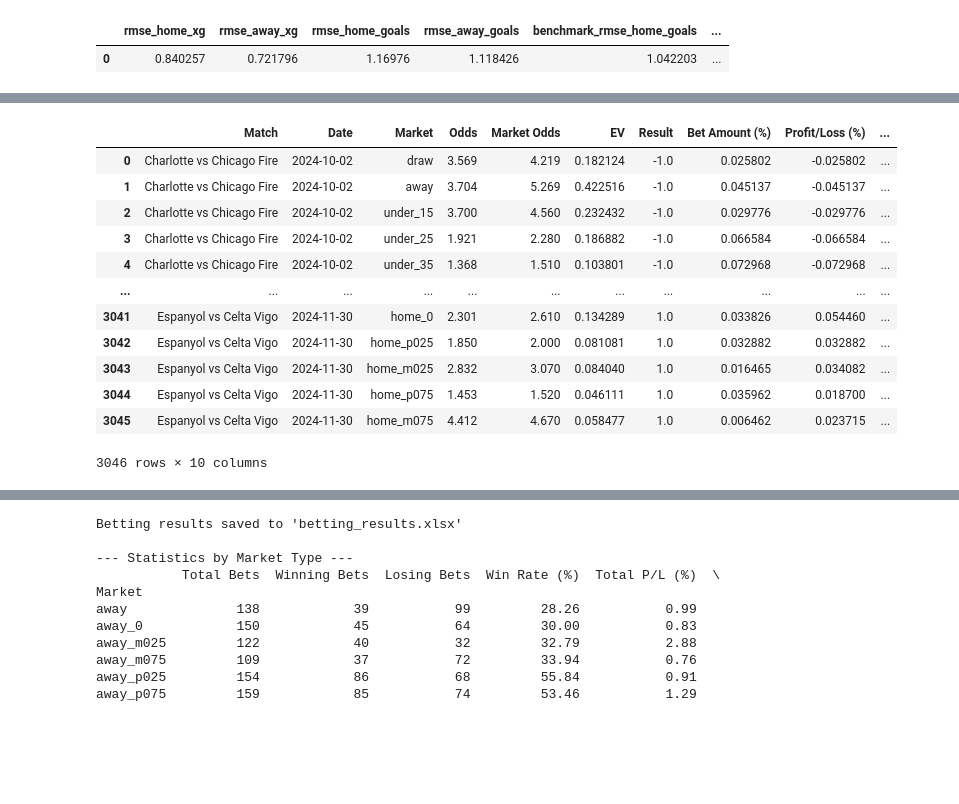
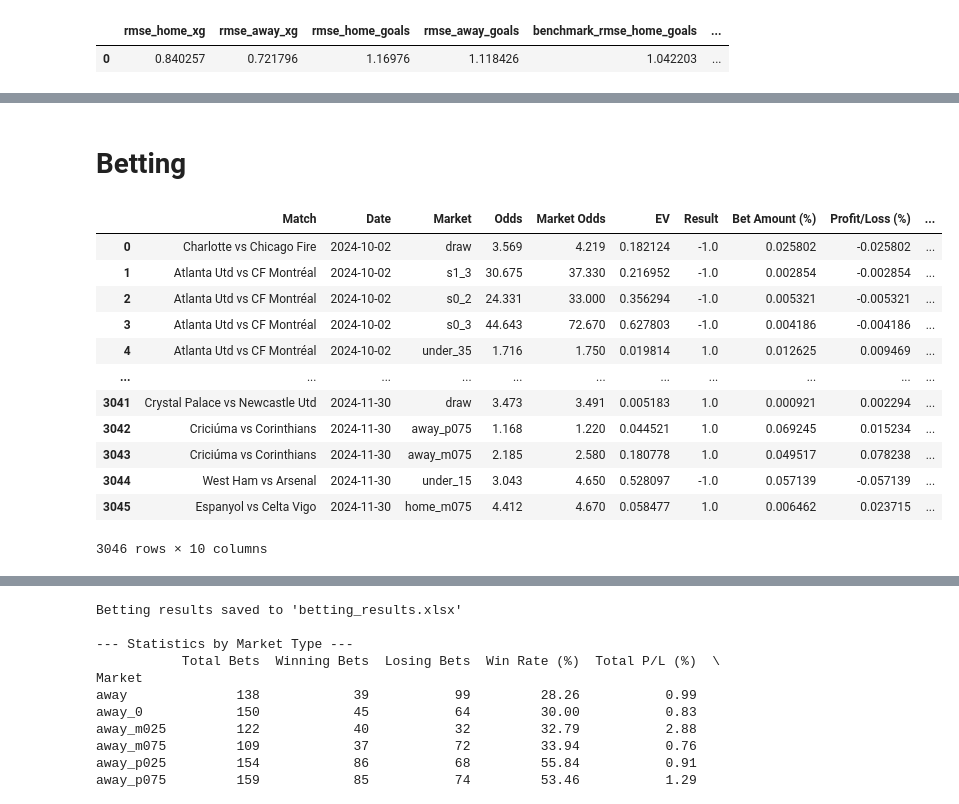
Before and after one commit to venomio5/soccer-prediction-analysis, a Jupyter notebook: results_analysis.ipynb, the cells around one changed output, grey strips where cells are left out. Saved outputs shown, nothing was run; the diff lists cells and outputs as text; code cells hidden in the pictures; blank space fills up the shorter version.

```diff
--- a/results_analysis.ipynb
+++ b/results_analysis.ipynb
@@ -21,17 +75,21 @@ rmse_df
+# %% [markdown]
+# Betting
 # %%
 betting_df = pd.read_excel("betting_results.xlsx")
+betting_df['Date'] = pd.to_datetime(betting_df['Date'])
+betting_df = betting_df.sort_values('Date').reset_index(drop=True)
 betting_df
 # %% [output]
 |  | Match | Date | Market | Odds | Market Odds | EV | Result | Bet Amount (%) | Profit/Loss (%) | ... |
 | 0 | Charlotte vs Chicago Fire | 2024-10-02 | draw | 3.569 | 4.219 | 0.182124 | -1.0 | 0.025802 | -0.025802 | ... |
-| 1 | Charlotte vs Chicago Fire | 2024-10-02 | away | 3.704 | 5.269 | 0.422516 | -1.0 | 0.045137 | -0.045137 | ... |
-| 2 | Charlotte vs Chicago Fire | 2024-10-02 | under_15 | 3.700 | 4.560 | 0.232432 | -1.0 | 0.029776 | -0.029776 | ... |
-| 3 | Charlotte vs Chicago Fire | 2024-10-02 | under_25 | 1.921 | 2.280 | 0.186882 | -1.0 | 0.066584 | -0.066584 | ... |
-| 4 | Charlotte vs Chicago Fire | 2024-10-02 | under_35 | 1.368 | 1.510 | 0.103801 | -1.0 | 0.072968 | -0.072968 | ... |
+| 1 | Atlanta Utd vs CF Montréal | 2024-10-02 | s1_3 | 30.675 | 37.330 | 0.216952 | -1.0 | 0.002854 | -0.002854 | ... |
+| 2 | Atlanta Utd vs CF Montréal | 2024-10-02 | s0_2 | 24.331 | 33.000 | 0.356294 | -1.0 | 0.005321 | -0.005321 | ... |
+| 3 | Atlanta Utd vs CF Montréal | 2024-10-02 | s0_3 | 44.643 | 72.670 | 0.627803 | -1.0 | 0.004186 | -0.004186 | ... |
+| 4 | Atlanta Utd vs CF Montréal | 2024-10-02 | under_35 | 1.716 | 1.750 | 0.019814 | 1.0 | 0.012625 | 0.009469 | ... |
 | ... | ... | ... | ... | ... | ... | ... | ... | ... | ... | ... |
-| 3041 | Espanyol vs Celta Vigo | 2024-11-30 | home_0 | 2.301 | 2.610 | 0.134289 | 1.0 | 0.033826 | 0.054460 | ... |
-| 3042 | Espanyol vs Celta Vigo | 2024-11-30 | home_p025 | 1.850 | 2.000 | 0.081081 | 1.0 | 0.032882 | 0.032882 | ... |
-| 3043 | Espanyol vs Celta Vigo | 2024-11-30 | home_m025 | 2.832 | 3.070 | 0.084040 | 1.0 | 0.016465 | 0.034082 | ... |
-| 3044 | Espanyol vs Celta Vigo | 2024-11-30 | home_p075 | 1.453 | 1.520 | 0.046111 | 1.0 | 0.035962 | 0.018700 | ... |
+| 3041 | Crystal Palace vs Newcastle Utd | 2024-11-30 | draw | 3.473 | 3.491 | 0.005183 | 1.0 | 0.000921 | 0.002294 | ... |
+| 3042 | Criciúma vs Corinthians | 2024-11-30 | away_p075 | 1.168 | 1.220 | 0.044521 | 1.0 | 0.069245 | 0.015234 | ... |
+| 3043 | Criciúma vs Corinthians | 2024-11-30 | away_m075 | 2.185 | 2.580 | 0.180778 | 1.0 | 0.049517 | 0.078238 | ... |
+| 3044 | West Ham vs Arsenal | 2024-11-30 | under_15 | 3.043 | 4.650 | 0.528097 | -1.0 | 0.057139 | -0.057139 | ... |
 | 3045 | Espanyol vs Celta Vigo | 2024-11-30 | home_m075 | 4.412 | 4.670 | 0.058477 | 1.0 | 0.006462 | 0.023715 | ... |
 3046 rows × 10 columns
```
Also changed, not shown: parts of 10 cells of this notebook, 2 other files.
